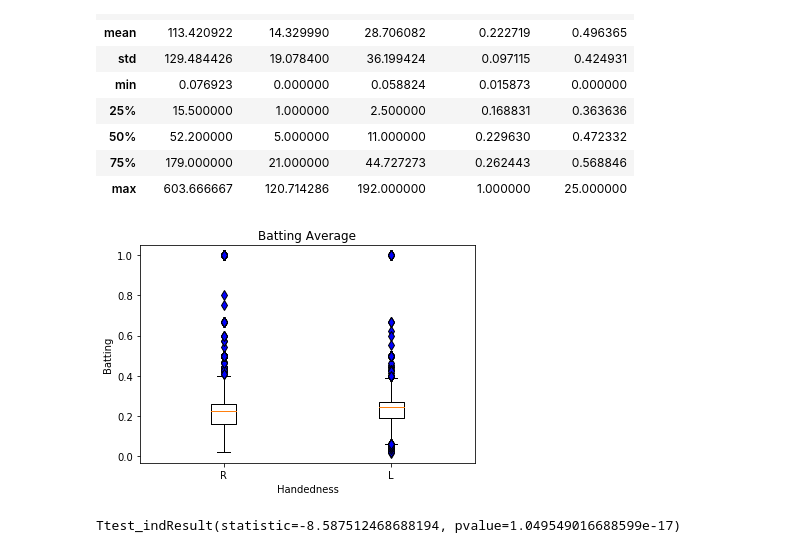
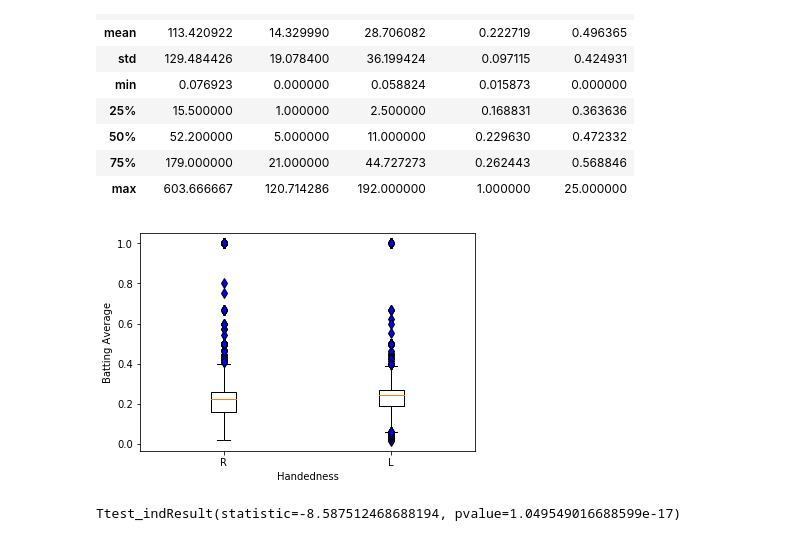
Before and after one commit to mgood13/data_analytics_project1, a Jupyter notebook: Handedness vs. Batting.ipynb, the cells around one changed output. Cells and saved outputs as stored; diff of their text form; code cells hidden in the pictures.

```diff
--- a/Handedness vs. Batting.ipynb
+++ b/Handedness vs. Batting.ipynb
@@ -137,36 +137,33 @@ combined_df.describe()
 # %%
 #Create a list to hold Right('R') and Left('L')
 hands = ['R', 'L']
 
-#
 batting_average = [[] for i in hands]
 productivity = [[] for i in hands]
 
-#
 for hand in hands:
 
     temp_df = combined_df.loc[combined_df['bats'] == hand,:]
 
     #Iterate through the DataFrame and return
     for index, row in temp_df.iterrows():
         batting_average[hands.index(hand)].append(row["batting average"])
         productivity[hands.index(hand)].append(row["Productivity"])
 
 
 
 
 flierprops = {'marker': 'd','markerfacecolor': 'blue','markersize':7}
 
 
 
 plt.boxplot(batting_average,labels = hands,flierprops = flierprops)
 
 #label the plot
-plt.title("Batting Average")
 plt.xlabel("Handedness")
-plt.ylabel("Batting")
+plt.ylabel("Batting Average")
 plt.show()
 # %% [output]
-[figure, old version]
+[figure, new version]
 # %%
 #Calculate the T-test for batting_average
```
Also changed, not shown: parts of 3 cells of this notebook.
